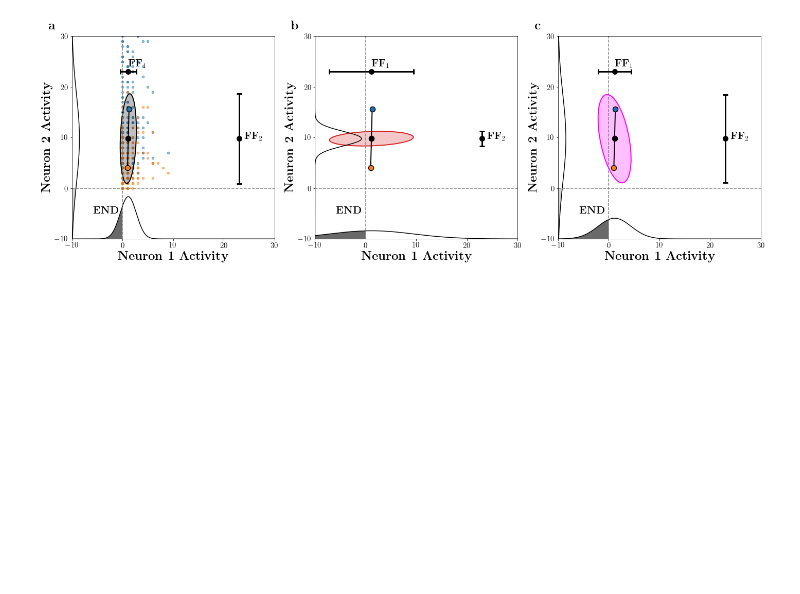
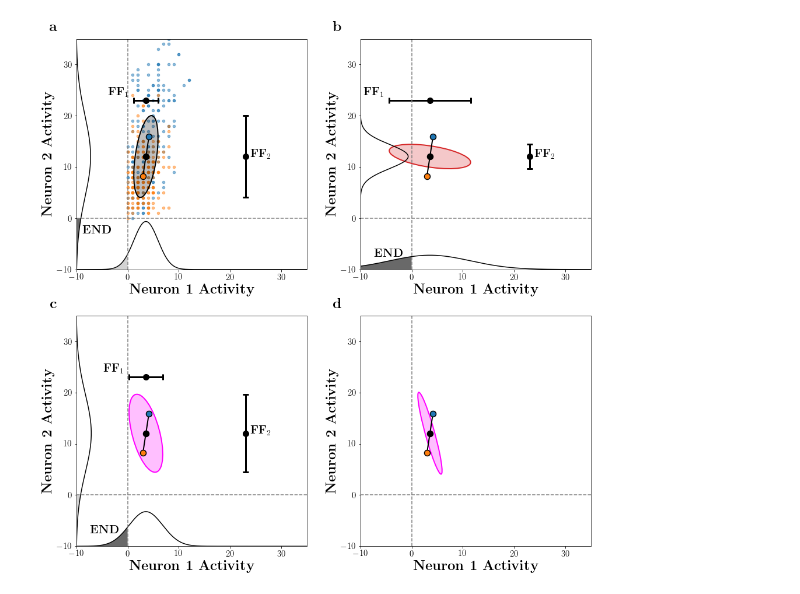
Before and after one commit to BouchardLab/noise_correlations, a Jupyter notebook: figures/figure4.ipynb, the cells around one changed output. Drawn from its saved outputs; the diff is of its cells as text; code cells hidden in the pictures; blank space fills up the shorter version.

```diff
--- a/figures/figure4.ipynb
+++ b/figures/figure4.ipynb
@@ -15,5 +15,5 @@ from noise_correlations import analysis, utils
 mplego.style.use_latex_style()
 ccycle = mplego.colors.get_default_ccycle()
 # %%
-base_path = "/storage/noise_correlations/exp09"
+base_path = "/storage/noise_correlations/exp10"
 # %%
@@ -32,7 +30,7 @@ pvc11_1 = h5py.File(pvc11_1_path, 'r')
 n_max_units = pvc11_1['units'].shape[2]
 dims = 3 + np.arange(n_max_units - 2)
 # %%
-def plot_marginals(mu, cov, lim, pcts, ax, compare=True, denom=.3):
+def plot_marginals(mu, cov, lim, pcts, ax, compare=True, denom=.18):
     marginal_pdf0 = norm(loc=mu[0], scale=np.sqrt(cov[0, 0]))
     marginal_pdf1 = norm(loc=mu[1], scale=np.sqrt(cov[1, 1]))
     v0 = marginal_pdf0.cdf(pcts[0])
@@ -45,10 +43,10 @@ def plot_marginals(mu, cov, lim, pcts, ax, compare=True, denom=.3):
     c = 'gray'
     if compare:
         if v0 > v1:
-            ax.text(mu[0] - 7, -5, r'$\textbf{END}$', size=20)
+            ax.text(-4.5, -7, r'$\textbf{END}$', size=20, ha='center', va='center')
             c = 'dimgray'
         else:
-            ax.text(-5, mu[1] - 7, r'$\textbf{END}$', size=20)
+            ax.text(-6, -2.5, r'$\textbf{END}$', size=20, ha='center', va='center')
             c = 'lightgray'
     ax.fill_between(xs[idxs], lim[0]*np.ones_like(xs[idxs]),
                     -ys0[idxs] * lim[0] / denom + lim[0], fc=c, alpha=1)
@@ -69,27 +67,20 @@ def plot_fano(mu, cov, ax):
                 capsize=5, capthick=3, elinewidth=3,
                 marker='o', ms=10)
     ax.text(24, mu[1], r'$\textbf{FF}_2$', size=20)
-    ax.text(mu[0], 24, r'$\textbf{FF}_1$', size=20)
+    ax.text(mu[0] - 5 - np.sqrt(cov[0, 0]), 24, r'$\textbf{FF}_1$', size=20)
     ax.errorbar(mu[0], 23,
                 xerr=[np.sqrt(cov[0, 0])], c='k',
                 capsize=5, capthick=3, elinewidth=3,
                 marker='o', ms=10)
-
-def plot_obs_marginals(X, lim, ax):
-    bins = np.linspace(0, lim[1], lim[1]+1)
-    hist0, bin_edges = np.histogram(X[:, 0], bins=bins)
-    hist1, bin_edges = np.histogram(X[:, 1], bins=bins)
-    hmax = max(hist0.max(), hist1.max())
-    ax.plot(bins[:-1], -hist0 *lim[0] / hmax + lim[0], c='gray', ds='steps-post')
-    ax.plot(-hist1 *lim[0] / hmax + lim[0], bins[:-1], c='gray', ds='steps-pre')
 # %%
-fig, axes = plt.subplots(1, 3, figsize=(24, 8))
-idx = 3695
+fig, axes = plt.subplots(2, 2, figsize=(16, 16))
+idx = idxs[8]
 units = pvc11_1['units'][0, idx][:2]
 Xu = pvc11_1['X'][:][:, units]
 pcts = np.percentile(Xu, 1, axis=0)
 opt = pvc11_1['opt_covs/3'][idx]
 opt_fa = pvc11_1['opt_fa_covs/3'][idx]
+opt_u = pvc11_1['opt_u_covs/3'][idx]
 X1, X2 = utils.get_dimstim_responses_from_h5(pvc11_1, 0, idx)
 cov1 = np.cov(X1.T)
 cov2 = np.cov(X2.T)
@@ -101,9 +92,9 @@ avg_mean = 0.5 * (mu1 + mu2)
 neuron1 = 0
 neuron2 = 1
 slc = [neuron1, neuron2]
-lim = [-10, 30]
+lim = [-10, 35]
 
-ax = axes[0]
+ax = axes[0, 0]
 # Plot the neural responses, stimulus 1
 ax.scatter(
     X1[:, neuron1], X1[:, neuron2],
@@ -124,7 +115,7 @@ ax.scatter(
 
 # Plot observed covariance ellipse
 plot_cov_ellipse(
-    obs,
+    obs[[neuron1, neuron2]][:, [neuron1, neuron2]],
     avg_mean[[neuron1, neuron2]],
     ax,
     include_mu=False,
@@ -133,13 +124,13 @@ plot_cov_ellipse(
     facecolor=mplego.colors.hex_to_rgb('#000000', 0.25),
     edgecolor=mplego.colors.hex_to_rgb('#000000', 1.0))
 plot_marginals(avg_mean[[neuron1, neuron2]],
-               obs,
+               obs[[neuron1, neuron2]][:, [neuron1, neuron2]],
                lim, pcts, ax)
 plot_fano(avg_mean[[neuron1, neuron2]],
-               obs, ax)
+               obs[[neuron1, neuron2]][:, [neuron1, neuron2]], ax)
 
 
-ax = axes[1]
+ax = axes[0, 1]
 # Plot optimal covariance ellipse
 plot_cov_ellipse(
     opt[[neuron1, neuron2]][:, [neuron1, neuron2]],
@@ -157,7 +148,7 @@ plot_fano(avg_mean[[neuron1, neuron2]],
                opt[[neuron1, neuron2]][:, [neuron1, neuron2]], ax)
 
 
-ax = axes[2]
+ax = axes[1, 0]
 # Plot optimal FA covariance ellipse
 plot_cov_ellipse(
     opt_fa[[neuron1, neuron2]][:, [neuron1, neuron2]],
@@ -175,11 +166,24 @@ plot_fano(avg_mean[[neuron1, neuron2]],
                opt_fa[[neuron1, neuron2]][:, [neuron1, neuron2]], ax)
 
 
+ax = axes[1, 1]
+# Plot optimal uniform covariance ellipse
+plot_cov_ellipse(
+    opt_u[[neuron1, neuron2]][:, [neuron1, neuron2]],
+    avg_mean[[neuron1, neuron2]],
+    ax,
+    include_mu=False,
+    n_std=1,
+    linewidth=2,
+    facecolor=mplego.colors.hex_to_rgb('#FF00FF', 0.25),
+    edgecolor=mplego.colors.hex_to_rgb('#FF00FF', 1.0))
+
+
 labels = ['a', 'b', 'c']
-for ii, ax in enumerate(axes):
+for ii, ax in enumerate(axes.ravel()):
     # Plot the differential correlation direction
     ax.plot(
-        [mu1[0], mu2[0]], [mu1[neuron2], mu2[neuron2]],
+        [mu1[neuron1], mu2[neuron1]], [mu1[neuron2], mu2[neuron2]],
         linewidth=2,
         color='black')
     # Plot the mean, stimulus 1
@@ -193,32 +197,32 @@ for ii, ax in enumerate(axes):
     # Plot the mean, stimulus 2
     ax.scatter(
         mu2[neuron1], mu2[neuron2],
         color='C1',
         edgecolor='black',
         linewidth=1.5,
         s=100,
         zorder=1000)
     # Plot the average mean
     ax.scatter(
         avg_mean[neuron1], avg_mean[neuron2],
         color='black',
         edgecolor='black',
         linewidth=1.5,
         s=100,
         zorder=1000)
     # Indicate the axes
     ax.axvline(0, linestyle='--', color='gray')
     ax.axhline(0, linestyle='--', color='gray')
 
     mplego.scatter.tighten_scatter_plot(ax, lim=lim, identity=False)
 
     ax.set_xlabel(r'\textbf{Neuron 1 Activity}', fontsize=24)
     ax.set_ylabel(r'\textbf{Neuron 2 Activity}', fontsize=24)
     ax.set_xticks([-10, 0, 10, 20, 30])
     ax.set_yticks([-10, 0, 10, 20, 30])
     ax.tick_params(labelsize=15)
-mplego.labels.apply_subplot_labels(axes, x=-0.1, size=25, bold=True)
+mplego.labels.apply_subplot_labels(axes.ravel(), x=-0.1, size=25, bold=True)
 plt.savefig('figure4.jpg', bbox_inches='tight')
 plt.savefig('figure4.pdf', bbox_inches='tight')
 # %% [output]
-[figure, old version]
+[figure, new version]
```
Also changed, not shown: parts of 8 cells of this notebook.
